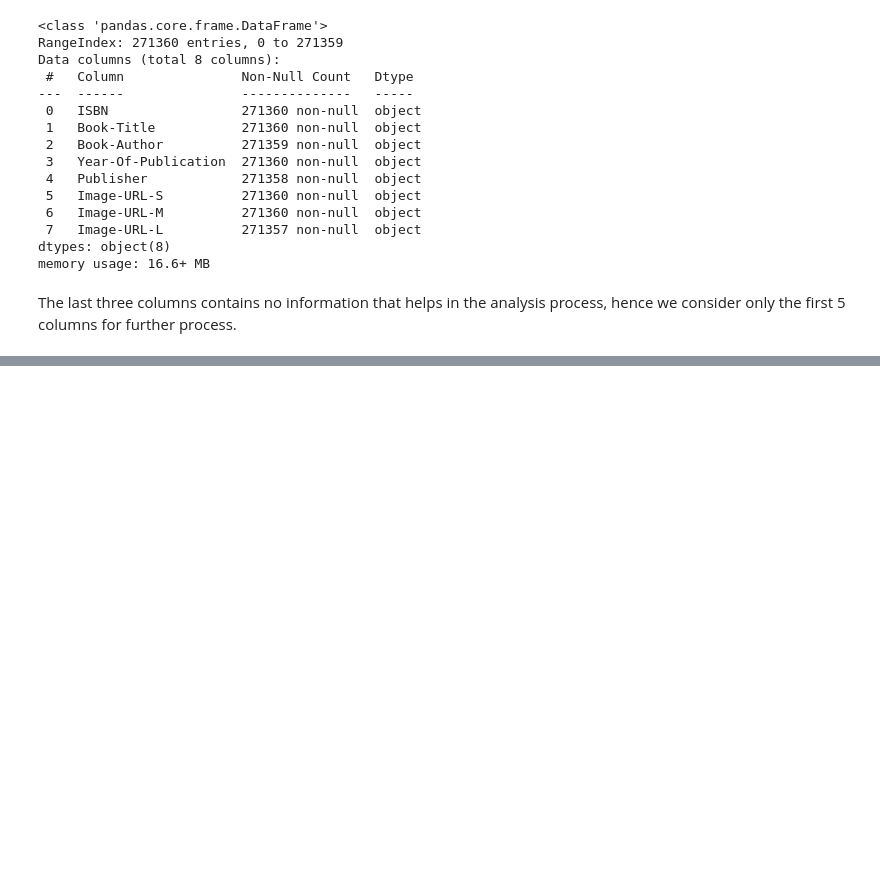
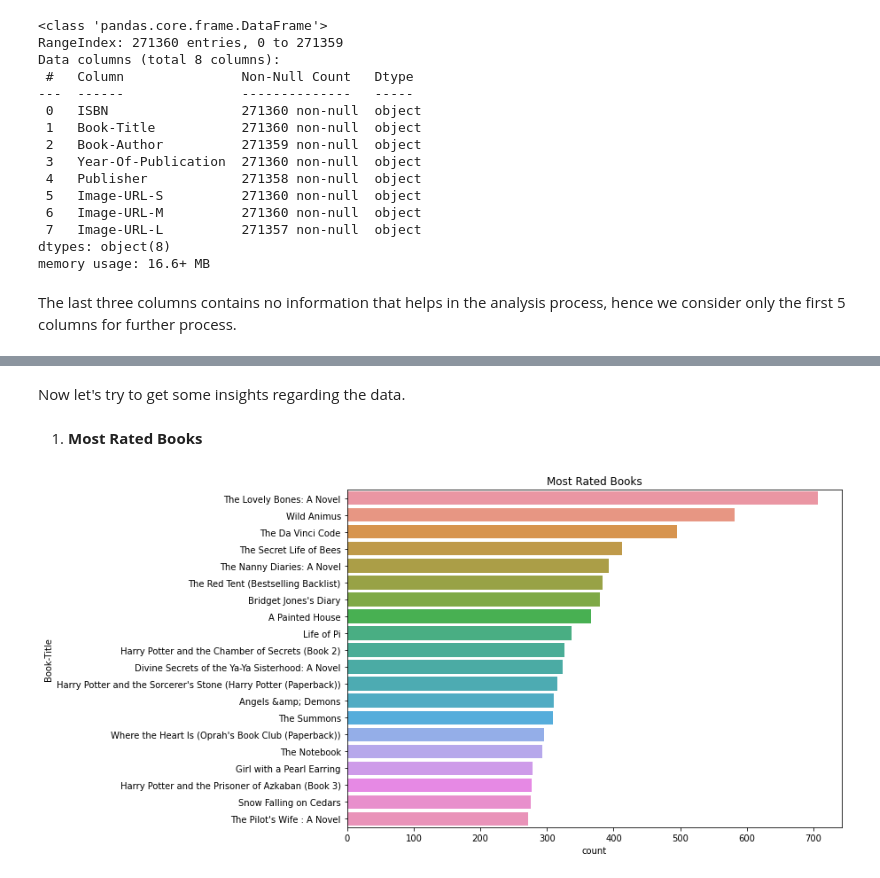
Before and after one commit to harsh15998/amazon, a Jupyter notebook: Untitled0.ipynb, the cells around one changed output, grey strips where cells are left out. Saved outputs shown, nothing was run; the diff lists cells and outputs as text; code cells hidden in the pictures; blank space fills up the shorter version.

```diff
--- a/Untitled0.ipynb
+++ b/Untitled0.ipynb
@@ -65,0 +438,5 @@ books_df=books_df[["ISBN","Book-Title","Book-Author",	"Year-Of-Publication", "Pu
+# %%
+#Dropping duplicates
+ratings_df.drop_duplicates(keep='last', inplace=True)
+#Removing original index
+ratings_df.reset_index(drop = True, inplace = True)
@@ -65,0 +450,6 @@ books_df=books_df[["ISBN","Book-Title","Book-Author",	"Year-Of-Publication", "Pu
+# %%
+#merging
+combined_df = pd.merge(books_df, ratings_df, on='ISBN', how='inner')
+combined_df = pd.merge(combined_df, users_df, on='User-ID', how='inner')
+#basic info
+combined_df.info()
@@ -65,0 +482,3 @@ books_df=books_df[["ISBN","Book-Title","Book-Author",	"Year-Of-Publication", "Pu
+# %%
+#creating copy
+df=combined_df.copy()
@@ -65,0 +502,3 @@ books_df=books_df[["ISBN","Book-Title","Book-Author",	"Year-Of-Publication", "Pu
+# %%
+#Remove 0 ratings
+df=df[~(combined_df["Book-Rating"]==0)]
@@ -65,0 +545,15 @@ books_df=books_df[["ISBN","Book-Title","Book-Author",	"Year-Of-Publication", "Pu
+# %% [markdown]
+Now let's try to get some insights regarding the data.
+# %% [markdown]
+1. **Most Rated Books**
+# %%
+# Most Rated Books
+most_rated = df['Book-Title'].value_counts().reset_index()
+most_rated.columns = ['Book-Title','count']
+
+plt.figure(figsize = (10,7))
+plt.title("Most Rated Books")
+sns.barplot(x = 'count', y = 'Book-Title', data = most_rated.head(20))
+plt.show()
+# %% [output]
+[figure, added]
```
Also changed, not shown: parts of 162 cells of this notebook.
